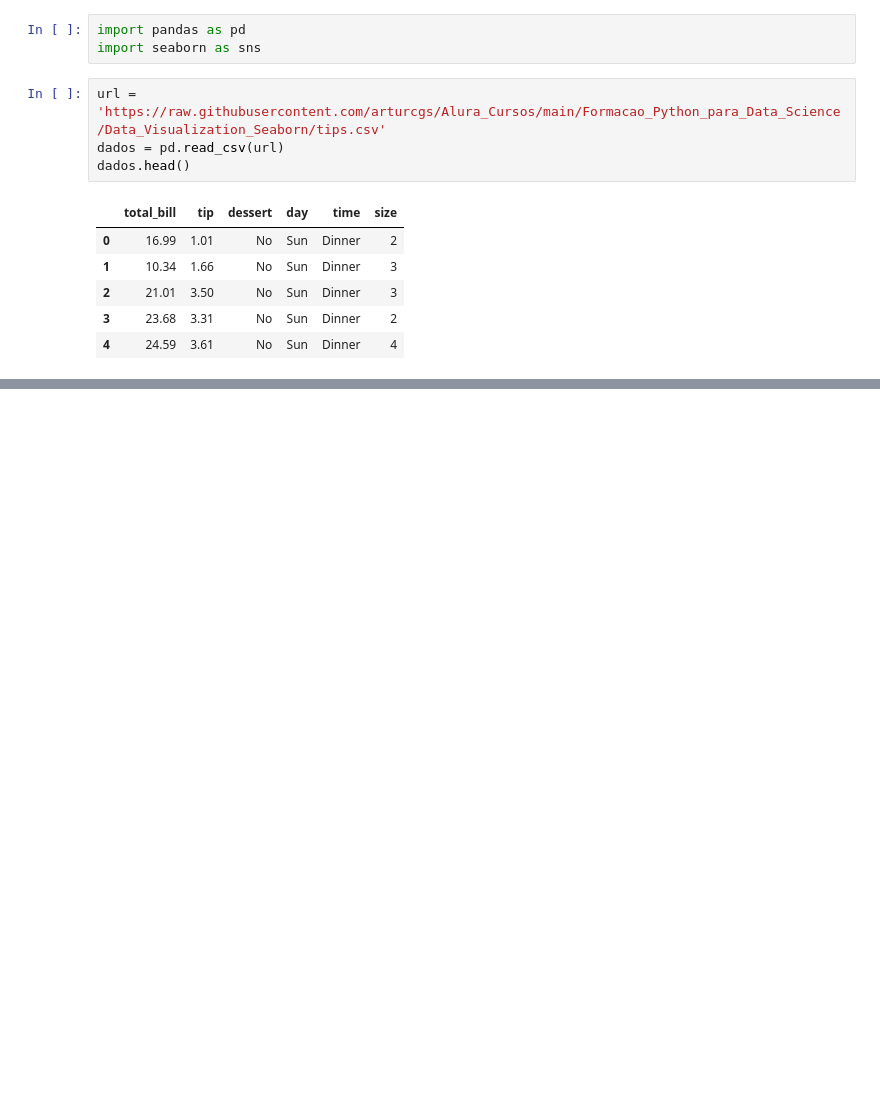
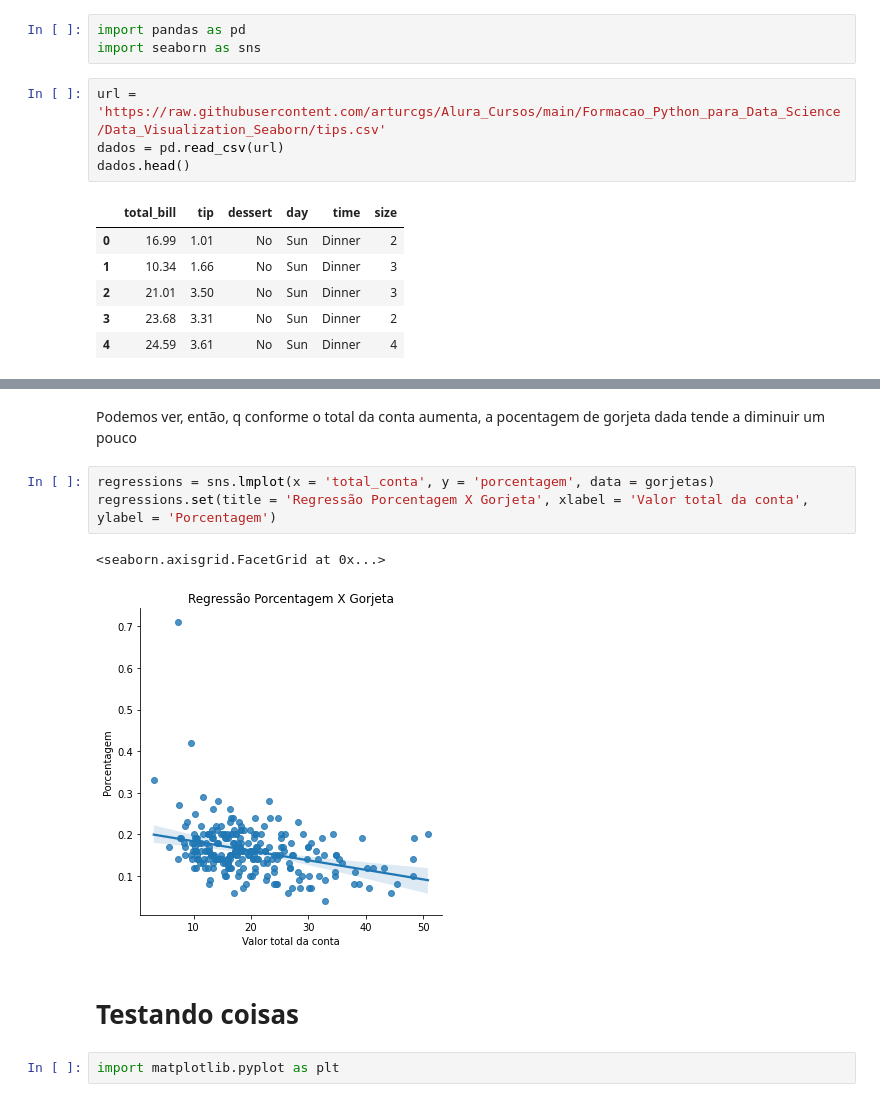
Before and after one commit to arturcgs/python_alura, a Jupyter notebook: Formacao_Python_para_Data_Science/Data_Visualization_Seaborn/Data_Vis_Seaborn.ipynb, the cells around one changed output, grey strips where cells are left out. Saved outputs shown, nothing was run; the diff lists cells and outputs as text; blank space fills up the shorter version.

```diff
--- a/Formacao_Python_para_Data_Science/Data_Visualization_Seaborn/Data_Vis_Seaborn.ipynb
+++ b/Formacao_Python_para_Data_Science/Data_Visualization_Seaborn/Data_Vis_Seaborn.ipynb
@@ -24,0 +115,12 @@ dados.head()
+# %% [markdown]
+Podemos ver, então, q conforme o total da conta aumenta, a pocentagem de gorjeta dada tende a diminuir um pouco
+# %%
+regressions = sns.lmplot(x = 'total_conta', y = 'porcentagem', data = gorjetas)
+regressions.set(title = 'Regressão Porcentagem X Gorjeta', xlabel = 'Valor total da conta', ylabel = 'Porcentagem')
+# %% [output]
+<seaborn.axisgrid.FacetGrid at 0x...>
+[figure, added]
+# %% [markdown]
+# Testando coisas
+# %%
+import matplotlib.pyplot as plt
```
Also changed, not shown: parts of 18 cells of this notebook.
